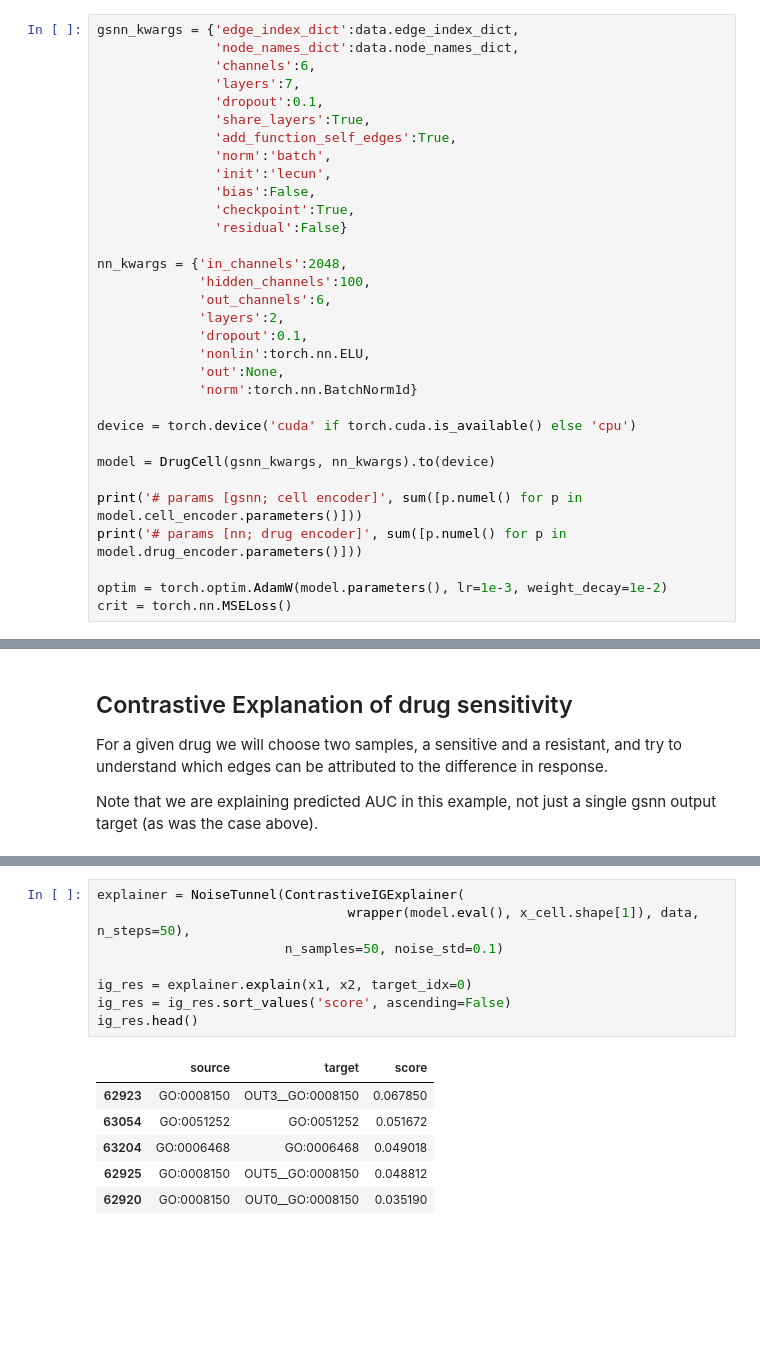
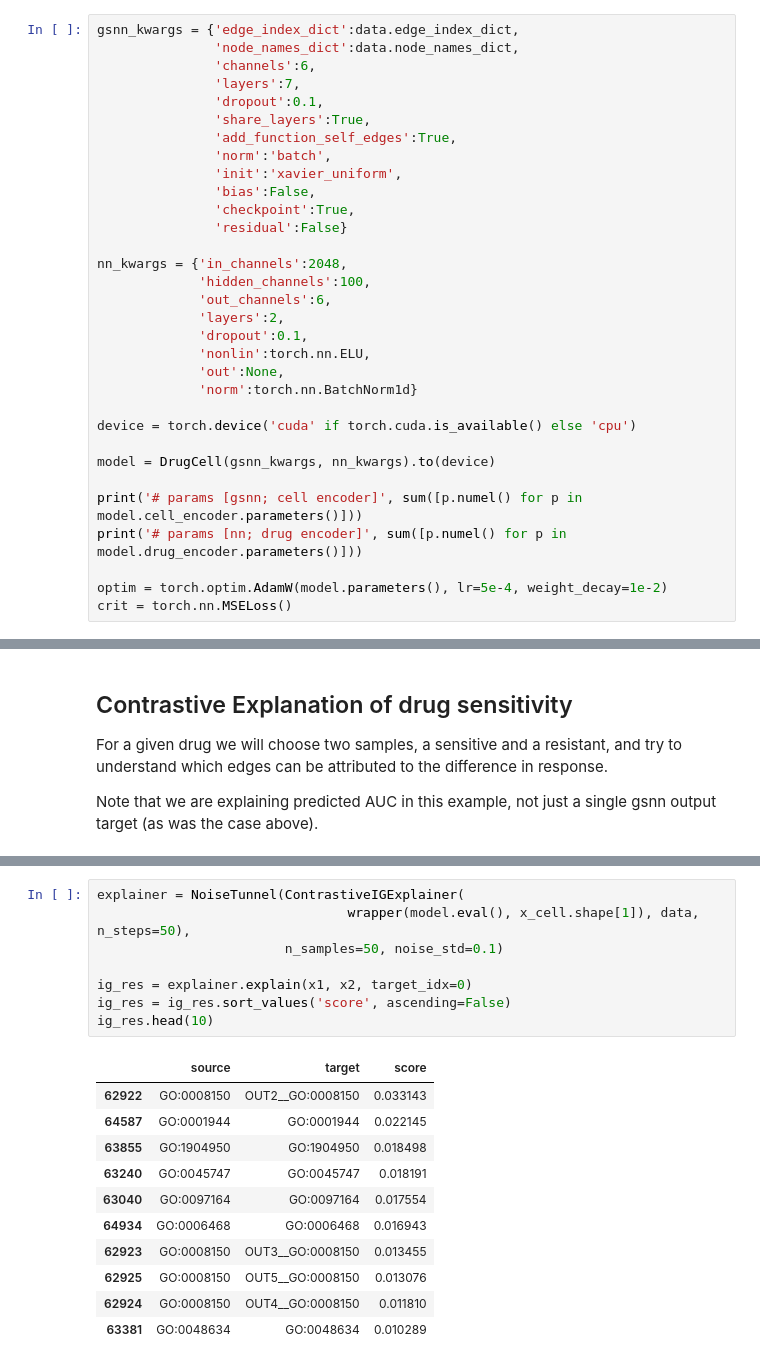
Before and after one commit to nathanieljevans/GSNN, a Jupyter notebook: docs/tutorials/09_drugcell_implementation.ipynb, the cells around one changed output, grey strips where cells are left out. Drawn from its saved outputs; the diff is of its cells as text; blank space fills up the shorter version.

```diff
--- a/docs/tutorials/09_drugcell_implementation.ipynb
+++ b/docs/tutorials/09_drugcell_implementation.ipynb
@@ -170,7 +174,7 @@ gsnn_kwargs = {'edge_index_dict':data.edge_index_dict,
                'share_layers':True,
                'add_function_self_edges':True,
                'norm':'batch',
-               'init':'lecun',
+               'init':'xavier_uniform',
                'bias':False,
                'checkpoint':True,
                'residual':False}
@@ -191,7 +195,7 @@ model = DrugCell(gsnn_kwargs, nn_kwargs).to(device)
 print('# params [gsnn; cell encoder]', sum([p.numel() for p in model.cell_encoder.parameters()]))
 print('# params [nn; drug encoder]', sum([p.numel() for p in model.drug_encoder.parameters()]))
 
-optim = torch.optim.AdamW(model.parameters(), lr=1e-3, weight_decay=1e-2)
+optim = torch.optim.AdamW(model.parameters(), lr=5e-4, weight_decay=1e-2)
 crit = torch.nn.MSELoss()
 # %% [output]
 # params [gsnn; cell encoder] 421590
@@ -452,18 +456,23 @@ yhat_sens: -1.1486 [true: -3.0389]
 # %%
 explainer = NoiseTunnel(ContrastiveIGExplainer(
                                 wrapper(model.eval(), x_cell.shape[1]), data, n_steps=50),
                         n_samples=50, noise_std=0.1)
 
 ig_res = explainer.explain(x1, x2, target_idx=0)
 ig_res = ig_res.sort_values('score', ascending=False)
-ig_res.head()
+ig_res.head(10)
 # %% [output]
 |  | source | target | score |
-| 62923 | GO:0008150 | OUT3__GO:0008150 | 0.067850 |
-| 63054 | GO:0051252 | GO:0051252 | 0.051672 |
-| 63204 | GO:0006468 | GO:0006468 | 0.049018 |
-| 62925 | GO:0008150 | OUT5__GO:0008150 | 0.048812 |
-| 62920 | GO:0008150 | OUT0__GO:0008150 | 0.035190 |
+| 62922 | GO:0008150 | OUT2__GO:0008150 | 0.033143 |
+| 64587 | GO:0001944 | GO:0001944 | 0.022145 |
+| 63855 | GO:1904950 | GO:1904950 | 0.018498 |
+| 63240 | GO:0045747 | GO:0045747 | 0.018191 |
+| 63040 | GO:0097164 | GO:0097164 | 0.017554 |
+| 64934 | GO:0006468 | GO:0006468 | 0.016943 |
+| 62923 | GO:0008150 | OUT3__GO:0008150 | 0.013455 |
+| 62925 | GO:0008150 | OUT5__GO:0008150 | 0.013076 |
+| 62924 | GO:0008150 | OUT4__GO:0008150 | 0.011810 |
+| 63381 | GO:0048634 | GO:0048634 | 0.010289 |
 # %%
 # For the mutations that are most implicated to explain the difference in drug sensitivity, let's confirm that the mutations are indeed different
 for g in ig_res[lambda x: x.source.isin(input_nodes)].head(10).source.values:
```
Also changed, not shown: parts of 15 cells of this notebook, 6 other files.
